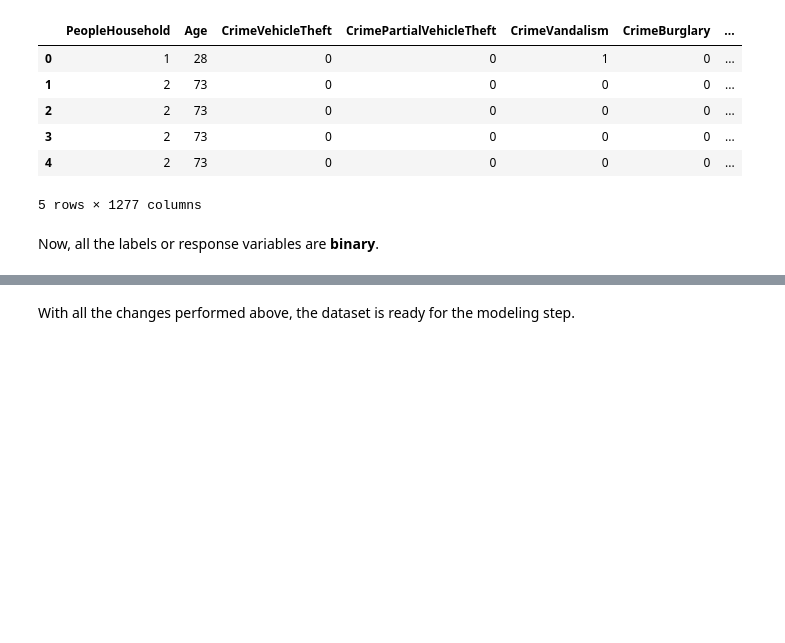
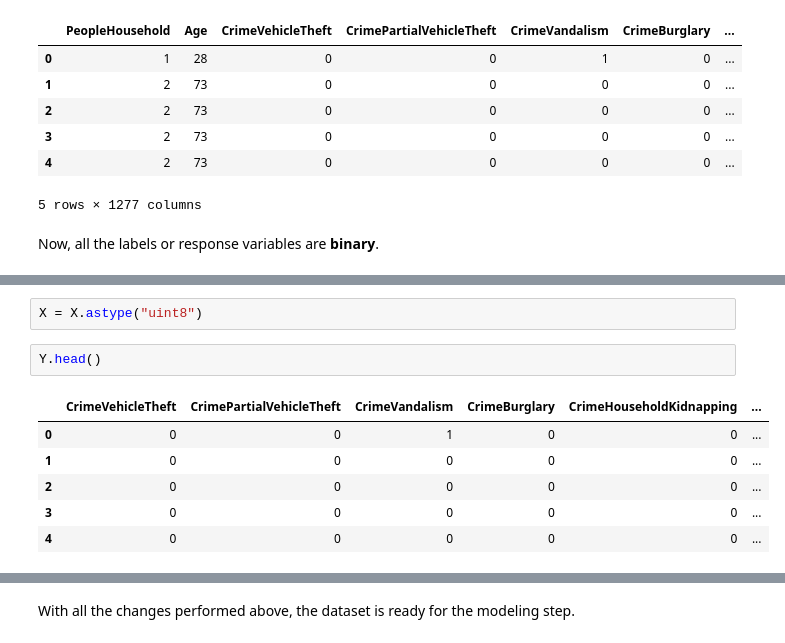
Before and after one commit to DanielEduardoLopez/CrimePredictionMX, a Jupyter notebook: CrimePredictionMX.ipynb, the cells around one changed output, grey strips where cells are left out. Saved outputs shown, nothing was run; the diff lists cells and outputs as text; blank space fills up the shorter version.

```diff
--- a/CrimePredictionMX.ipynb
+++ b/CrimePredictionMX.ipynb
@@ -1868,0 +1896,11 @@ Now, all the labels or response variables are **binary**.
+# %%
+X = X.astype("uint8")
+# %%
+Y.head()
+# %% [output]
+|  | CrimeVehicleTheft | CrimePartialVehicleTheft | CrimeVandalism | CrimeBurglary | CrimeHouseholdKidnapping | ... |
+| 0 | 0 | 0 | 1 | 0 | 0 | ... |
+| 1 | 0 | 0 | 0 | 0 | 0 | ... |
+| 2 | 0 | 0 | 0 | 0 | 0 | ... |
+| 3 | 0 | 0 | 0 | 0 | 0 | ... |
+| 4 | 0 | 0 | 0 | 0 | 0 | ... |
```
Also changed, not shown: parts of 12 cells of this notebook.
